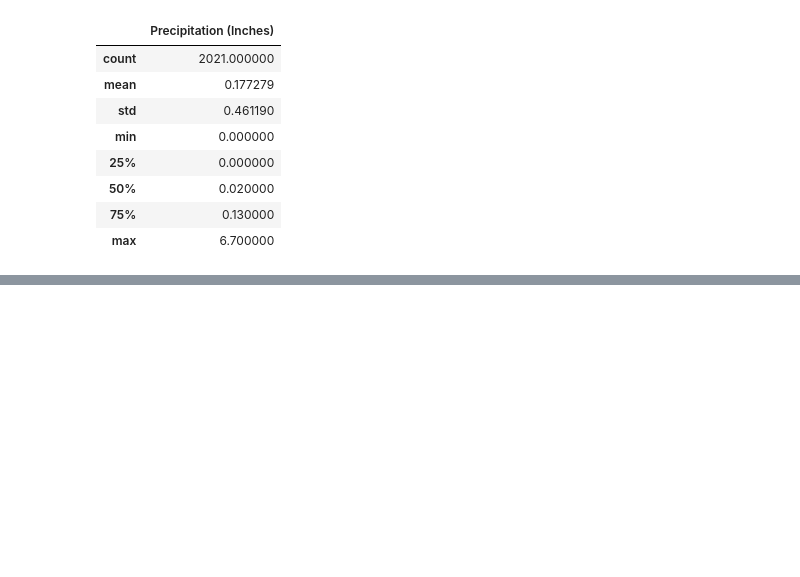
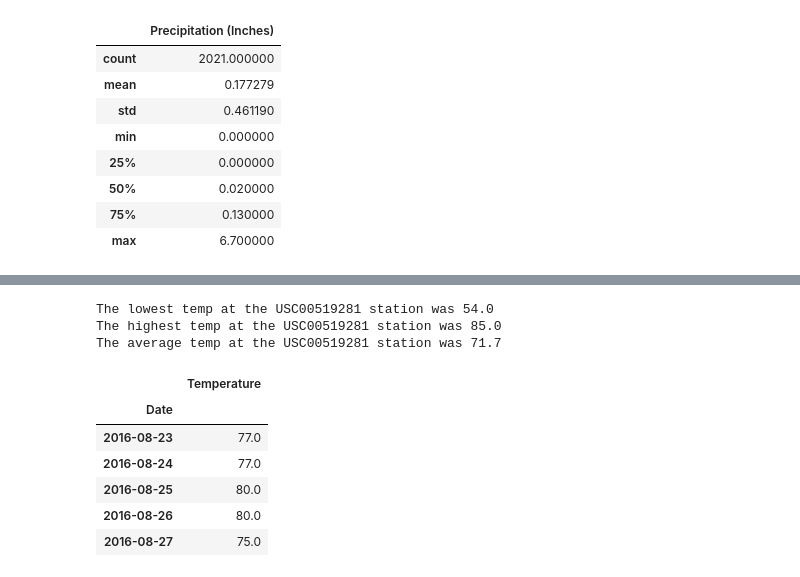
Before and after one commit to 17sarahstoffel/sqlalchemy-challenge, a Jupyter notebook: Climate.ipynb, the cells around one changed output, grey strips where cells are left out. Cells and saved outputs as stored; diff of their text form; code cells hidden in the pictures; blank space fills up the shorter version.

```diff
--- a/Climate.ipynb
+++ b/Climate.ipynb
@@ -100,0 +122,33 @@ precipitation_df.describe()
+# %%
+#using the most active station id calculate the lowest, highest, and avg temp
+min_temp = Session.query(func.min(Measurement.tobs)).filter(Measurement.station == station_list[0][0]).all()
+print(f'The lowest temp at the {station_list[0][0]} station was {min_temp[0][0]}')
+
+max_temp = Session.query(func.max(Measurement.tobs)).filter(Measurement.station == station_list[0][0]).all()
+print(f'The highest temp at the {station_list[0][0]} station was {max_temp[0][0]}')
+
+avg_temp = Session.query(func.avg(Measurement.tobs)).filter(Measurement.station == station_list[0][0]).all()
+print(f'The average temp at the {station_list[0][0]} station was {round(avg_temp[0][0],1)}')
+# %% [output]
+The lowest temp at the USC00519281 station was 54.0
+The highest temp at the USC00519281 station was 85.0
+The average temp at the USC00519281 station was 71.7
+# %%
+#using the most active station id query the last 12 months of temperature data
+temp_data = Session.query(Measurement.date,Measurement.tobs).filter(
+    Measurement.station == station_list[0][0]).filter(Measurement.date >= year_ago).all()
+
+#turn query into dataframe
+temp_df = pd.DataFrame(temp_data)
+
+temp_df = temp_df.rename(columns={'date': 'Date', 'tobs': 'Temperature'})
+temp_df = temp_df.set_index('Date')
+temp_df.head()
+# %% [output]
+|  | Temperature |
+| Date |  |
+| 2016-08-23 | 77.0 |
+| 2016-08-24 | 77.0 |
+| 2016-08-25 | 80.0 |
+| 2016-08-26 | 80.0 |
+| 2016-08-27 | 75.0 |
```
Also changed, not shown: parts of 7 cells of this notebook.
